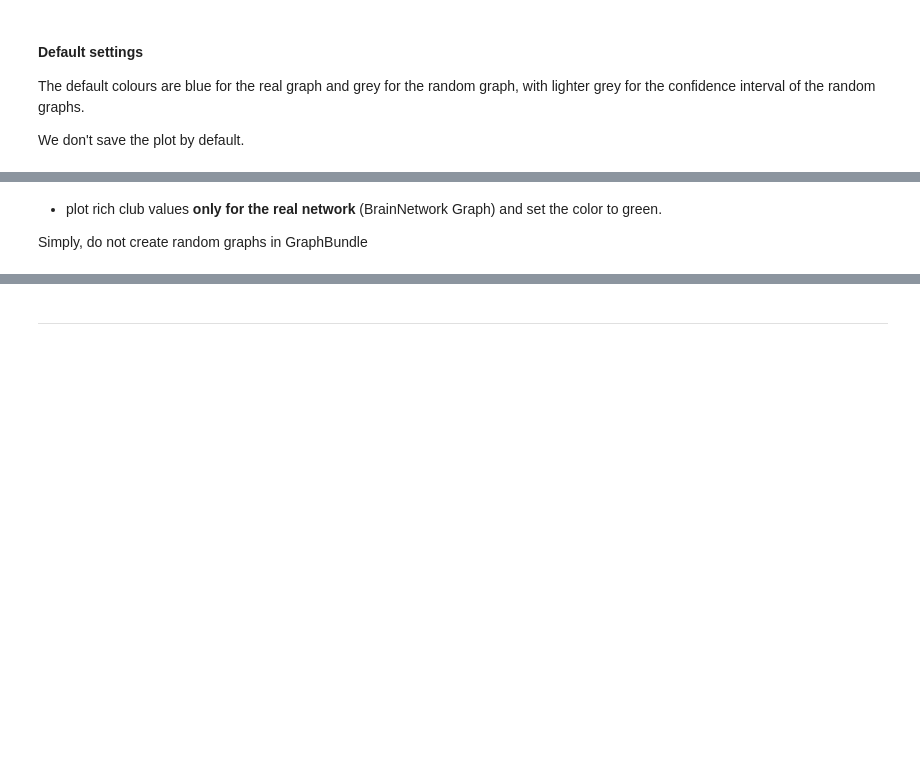
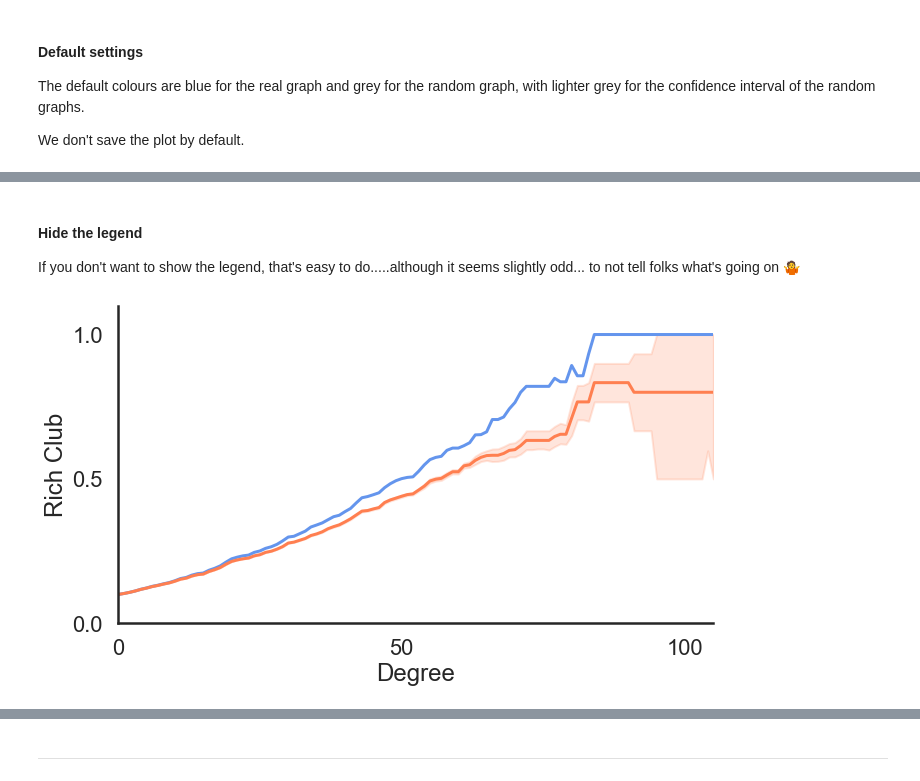
Before and after one commit to WhitakerLab/scona, a Jupyter notebook: tutorials/visualisations_tutorial.ipynb, the cells around one changed output, grey strips where cells are left out. Saved outputs shown, nothing was run; the diff lists cells and outputs as text; code cells hidden in the pictures; blank space fills up the shorter version.

```diff
--- a/tutorials/visualisations_tutorial.ipynb
+++ b/tutorials/visualisations_tutorial.ipynb
@@ -480,7 +486,12 @@ Please, give your own location (path-to_file) to *figure_name* in order to save
+# %% [markdown]
+#### Hide the legend
+
+If you don't want to show the legend, that's easy to do.....although it seems slightly odd... to not tell folks what's going on 🤷
 # %%
-plot_rich_club(bundleGraphs, original_network="original_graph", figure_name="/home/pilot/GSoC/mynewdir1/Rich_Club_Values",
+plot_rich_club(bundleGraphs,
+               original_network="original_graph",
+               figure_name="figures/RichClub.jpg",
+               color=["#6495ed", "#ff7f50"],
                show_legend=False)
+# %% [output]
+[figure, added]
-# %% [markdown]
-* plot rich club values **only for the real network** (BrainNetwork Graph) and set the color to green.
-
-Simply, do not create random graphs in GraphBundle
```
Also changed, not shown: parts of 26 cells of this notebook.
